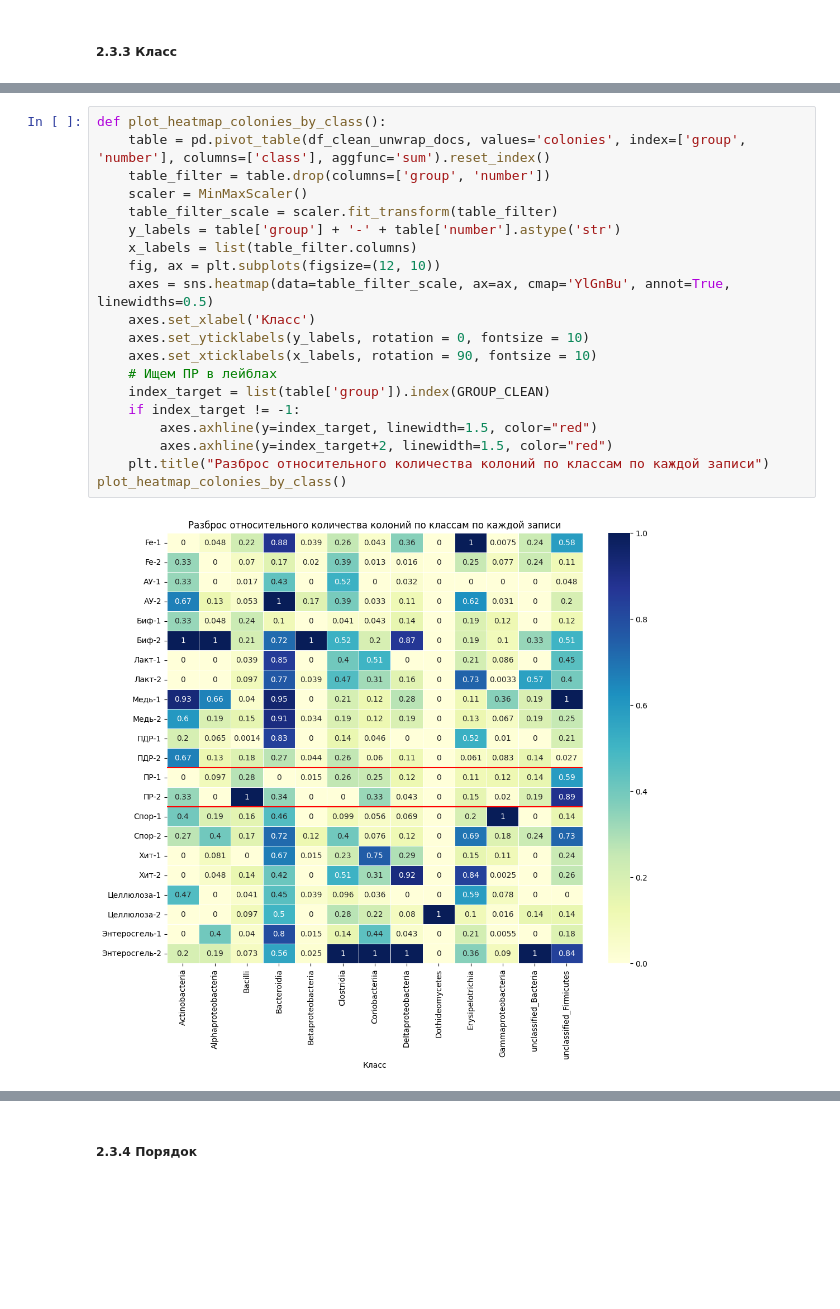
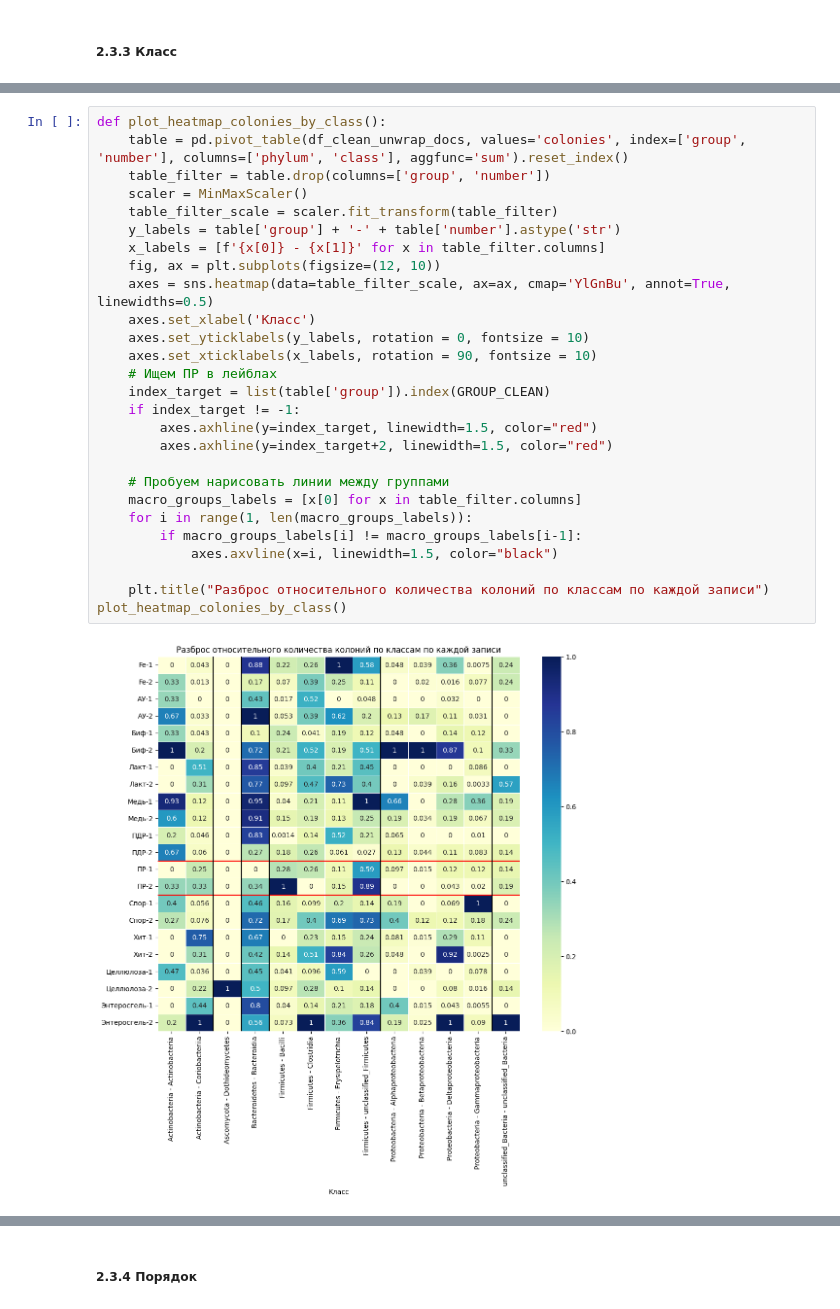
Before and after one commit to innominity/nanomaterials-2025, a Jupyter notebook: src/notebooks/data_analysis.ipynb, the cells around one changed output, grey strips where cells are left out. Saved outputs shown, nothing was run; the diff lists cells and outputs as text; blank space fills up the shorter version.

```diff
--- a/src/notebooks/data_analysis.ipynb
+++ b/src/notebooks/data_analysis.ipynb
@@ -310,22 +336,29 @@ pd.pivot_table(df_clean_unwrap_docs, values='colonies', index=['group', 'number'
 # %%
 def plot_heatmap_colonies_by_class():
-    table = pd.pivot_table(df_clean_unwrap_docs, values='colonies', index=['group', 'number'], columns=['class'], aggfunc='sum').reset_index()
+    table = pd.pivot_table(df_clean_unwrap_docs, values='colonies', index=['group', 'number'], columns=['phylum', 'class'], aggfunc='sum').reset_index()
     table_filter = table.drop(columns=['group', 'number'])
     scaler = MinMaxScaler()
     table_filter_scale = scaler.fit_transform(table_filter)
     y_labels = table['group'] + '-' + table['number'].astype('str')
-    x_labels = list(table_filter.columns)
+    x_labels = [f'{x[0]} - {x[1]}' for x in table_filter.columns]
     fig, ax = plt.subplots(figsize=(12, 10))
     axes = sns.heatmap(data=table_filter_scale, ax=ax, cmap='YlGnBu', annot=True, linewidths=0.5)
     axes.set_xlabel('Класс')
     axes.set_yticklabels(y_labels, rotation = 0, fontsize = 10)
     axes.set_xticklabels(x_labels, rotation = 90, fontsize = 10)
     # Ищем ПР в лейблах
     index_target = list(table['group']).index(GROUP_CLEAN)
     if index_target != -1:
         axes.axhline(y=index_target, linewidth=1.5, color="red")
         axes.axhline(y=index_target+2, linewidth=1.5, color="red")
+
+    # Пробуем нарисовать линии между группами
+    macro_groups_labels = [x[0] for x in table_filter.columns]
+    for i in range(1, len(macro_groups_labels)):
+        if macro_groups_labels[i] != macro_groups_labels[i-1]:
+            axes.axvline(x=i, linewidth=1.5, color="black")
+
     plt.title("Разброс относительного количества колоний по классам по каждой записи")
 plot_heatmap_colonies_by_class()
 # %% [output]
-[figure, old version]
+[figure, new version]
```
Also changed, not shown: parts of 13 cells of this notebook.
